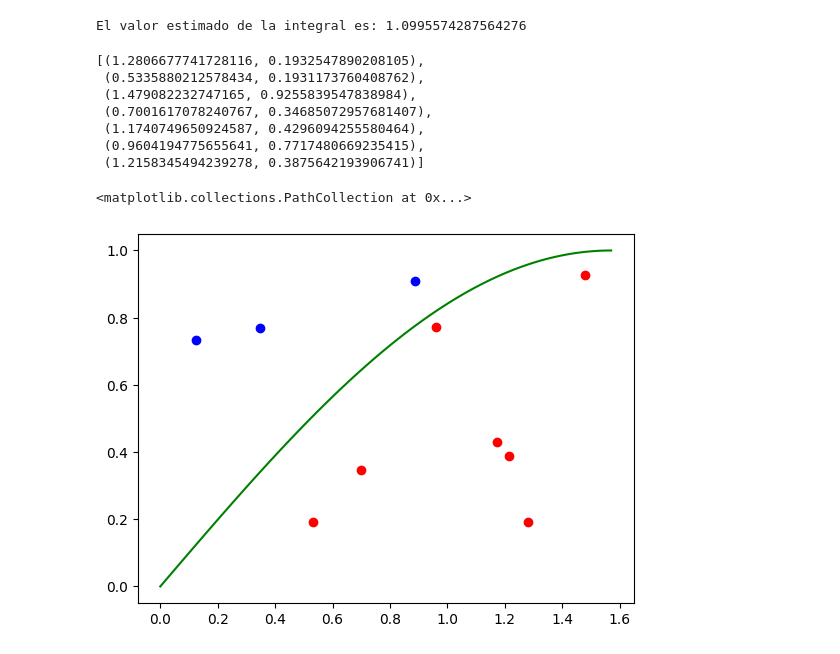
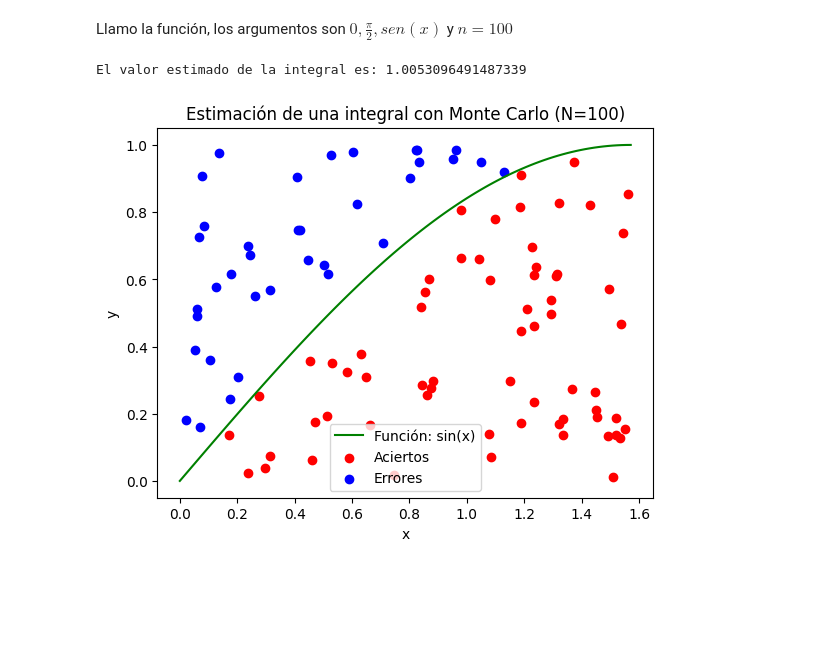
Before and after one commit to LuisManuelCatzoliSoriano/Simulacion-I, a Jupyter notebook: Estimación_de_Integrales_c_exitos.ipynb, the cells around one changed output. Cells and saved outputs as stored; diff of their text form; code cells hidden in the pictures; blank space fills up the shorter version.

```diff
--- a/Estimación_de_Integrales_c_exitos.ipynb
+++ b/Estimación_de_Integrales_c_exitos.ipynb
@@ -24,12 +30,19 @@ plt.scatter(r.uniform(0, np.pi/2), r.random())
 # %%
-def dardos(N):
+def dardos(x_1,x_2,f,N):
     exitos=0
     pex=[]
     pf=[]
+    y_1=0
+    x_max = np.linspace(x_1, x_2, 1000)
+    y_2=max(f(x_max))
+
+    x_plot = np.linspace(x_1, x_2, 100)
+    plt.plot(x_plot, f(x_plot), color='green', label=(f'Función: {f.__name__}(x)'))
+
     for i in range (N):
-        x=r.uniform(0,np.pi/2)
-        y=r.random()
-        if y<=np.sin(x):
+        x=r.uniform(x_1,x_2)
+        y=r.uniform(y_1,y_2)
+        if y<=f(x):
            exitos+=1
            pex.append((x,y))
         else:
@@ -37,26 +50,20 @@ def dardos(N):
 
     I = (exitos / N)*(np.pi/2)
     print(f"El valor estimado de la integral es:", I)
+
+    plt.scatter([p[0] for p in pex], [p[1] for p in pex], color='red', label='Aciertos')
+    plt.scatter([p[0] for p in pf], [p[1] for p in pf], color='blue', label='Errores')
+    plt.title(f'Estimación de una integral con Monte Carlo (N={N})')
+    plt.xlabel('x')
+    plt.ylabel('y')
+    plt.legend()
+    plt.show()
+
     return pex, pf
-# %%
-prueba=dardos(10)
-# %% [output]
-El valor estimado de la integral es: 1.0995574287564276
-# %%
-prueba[0]
-# %% [output]
-[(1.2806677741728116, 0.1932547890208105),
- (0.5335880212578434, 0.1931173760408762),
- (1.479082232747165, 0.9255839547838984),
- (0.7001617078240767, 0.34685072957681407),
- (1.1740749650924587, 0.4296094255580464),
- (0.9604194775655641, 0.7717480669235415),
- (1.2158345494239278, 0.3875642193906741)]
-# %%
-x=np.linspace(0, np.pi/2,100)
-plt.plot(x,np.sin(x), color='green')
-plt.scatter([p[0] for p in prueba[0]], [p[1] for p in prueba[0]], color='red')
-plt.scatter([p[0] for p in prueba[1]], [p[1] for p in prueba[1]], color='blue')
-# %% [output]
-<matplotlib.collections.PathCollection at 0x...>
-[figure, removed]
+# %% [markdown]
+Llamo la función, los argumentos son $0, \frac{\pi}{2}, sen(x)$ y $n=100$
+# %%
+prueba=dardos(0, np.pi/2, np.sin, 100)
+# %% [output]
+El valor estimado de la integral es: 1.0053096491487339
+[figure, added]
```
Also changed, not shown: parts of 4 cells of this notebook.
